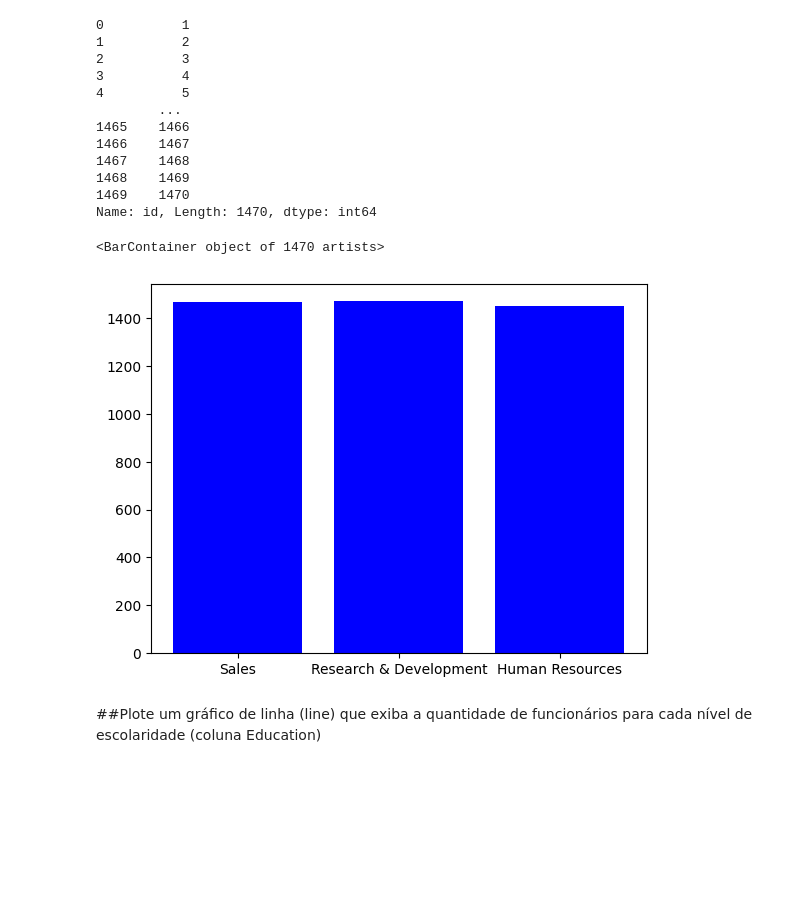
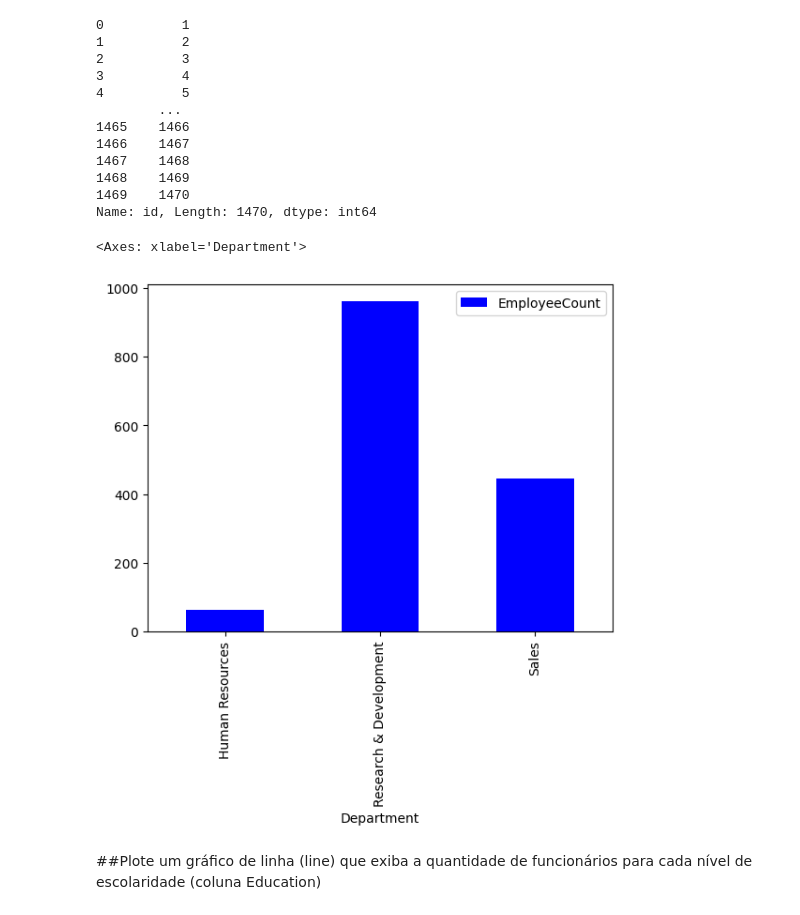
Before and after one commit to Lukzlourenco/DESAFIO-FS-BDBI, a Jupyter notebook: DESAFIO_PHYTON_FS.ipynb, the cells around one changed output. Saved outputs shown, nothing was run; the diff lists cells and outputs as text; code cells hidden in the pictures; blank space fills up the shorter version.

```diff
--- a/DESAFIO_PHYTON_FS.ipynb
+++ b/DESAFIO_PHYTON_FS.ipynb
@@ -135,12 +135,12 @@ df['id']
 1469    1470
 Name: id, Length: 1470, dtype: int64
 # %%
-df2 = df.groupby('Curso') [['Departament']].count()
+df2 = df.groupby('Department')[['EmployeeCount']].count()
-# %%
-plt.bar ( df['Department'] , df['id'], color='b')
-# %% [output]
-<BarContainer object of 1470 artists>
-[figure, removed]
+# %%
+df2.plot(kind='bar', color='b')
+# %% [output]
+<Axes: xlabel='Department'>
+[figure, added]
 # %% [markdown]
 ##Plote um gráfico de linha (line) que exiba a quantidade de funcionários para cada nível de escolaridade (coluna Education)
 # %%
```
Also changed, not shown: parts of 3 cells of this notebook.
